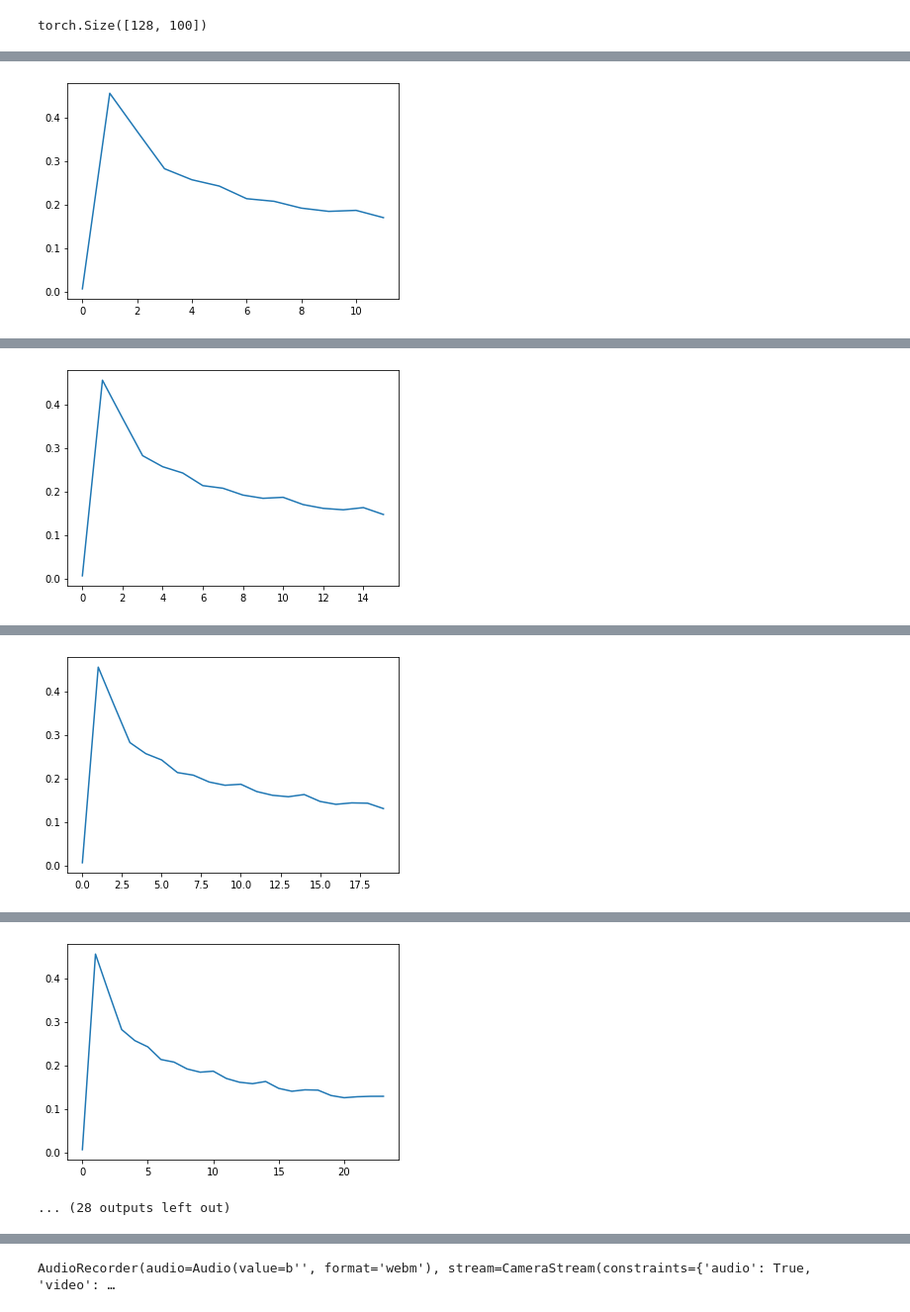
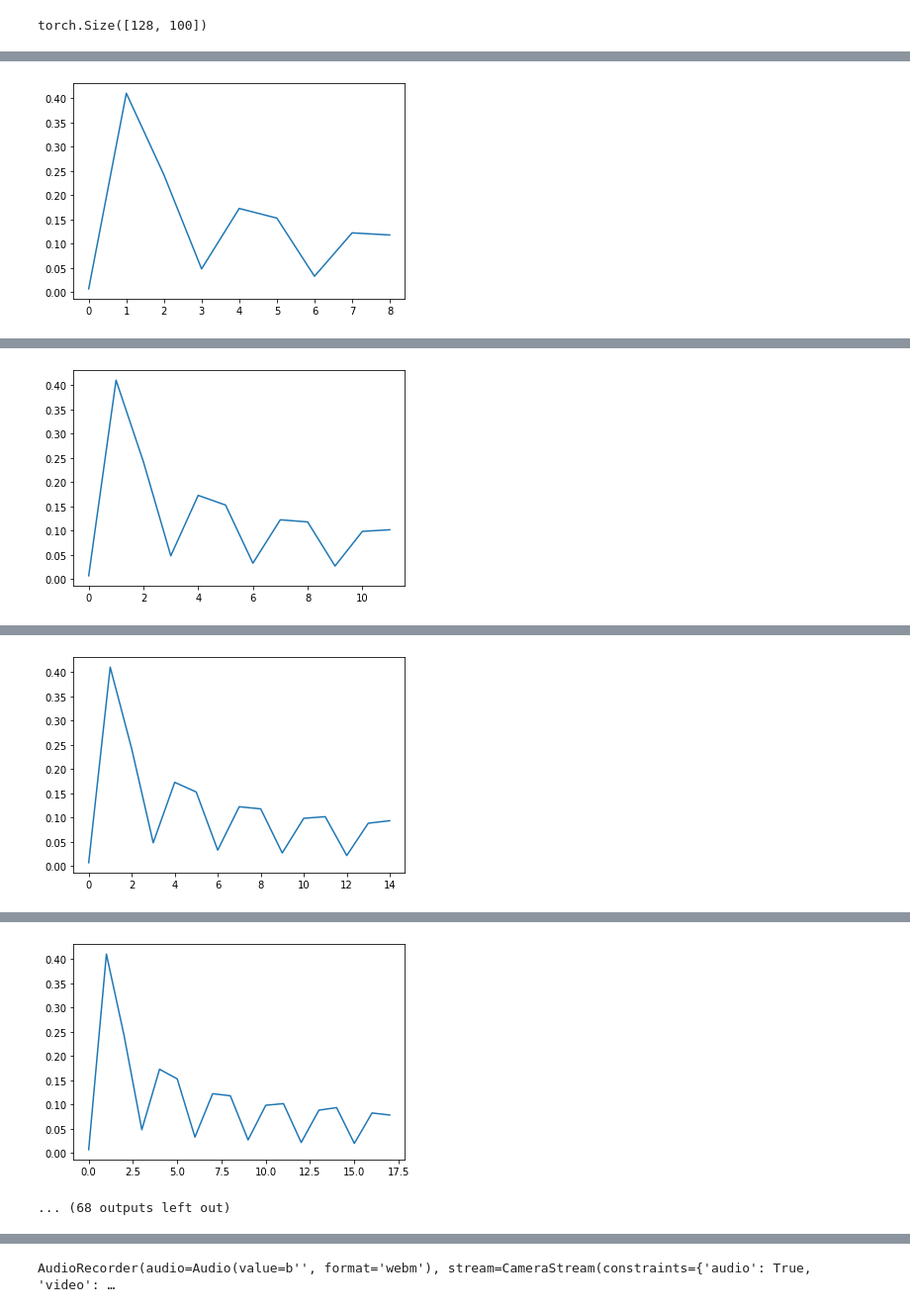
Before and after one commit to radishka/Pytorch-examples, a Jupyter notebook: classification_audio.ipynb, the cells around one changed output, grey strips where cells are left out. Shown at 99% size. Drawn from its saved outputs; the diff is of its cells as text; code cells hidden in the pictures.

```diff
--- a/classification_audio.ipynb
+++ b/classification_audio.ipynb
@@ -205,4 +211,5 @@ test_spectrogram_dataset = SpectrogramDataset([test_filenames_loader], train_mod
 # %%
 # split data to test and train
-train_data, test_data = torch.utils.data.random_split(train_spectrogram_dataset, [40000, 10000])
+train_data, test_data = torch.utils.data.random_split(train_spectrogram_dataset,
+                                                      [int(train_data_len), int(test_data_len)])
 # %%
@@ -216,31 +223,35 @@ torch.Size([128, 100])
 class ConvNet(nn.Module):
     def __init__(self):
         super(ConvNet, self).__init__()
-        self.conv1 = nn.Conv2d(in_channels=1, out_channels=5, kernel_size=5)
-        self.conv2 = nn.Conv2d(in_channels=5, out_channels=10, kernel_size=5)
+        self.conv1 = nn.Conv2d(in_channels=1, out_channels=10, kernel_size=5)
+        self.bn1 = nn.BatchNorm2d(10)
+        self.conv2 = nn.Conv2d(in_channels=10, out_channels=20, kernel_size=5)
+        self.bn2 = nn.BatchNorm2d(20)
         self.pool = nn.MaxPool2d(kernel_size=4)
-        self.fc1 = nn.Linear(10 * 6 * 5, 100)
-        self.fc2 = nn.Linear(100, 50)
-        self.fc3 = nn.Linear(50, 20)
-        self.fc4 = nn.Linear(20, 1)
+        self.lin1 = nn.Linear(20 * 6 * 5, 300)
+        self.lin2 = nn.Linear(300, 100)
+        self.lin3 = nn.Linear(100, 50)
+        self.lin4 = nn.Linear(50, 20)
+        self.lin5 = nn.Linear(20, 1)
 
     def forward(self, x):
         x = torch.unsqueeze(x, 1)
         # x.size: [10, 1, 128, 100]
-        x = F.relu(self.conv1(x))
-        # x.size: [10, 5, 124, 96]
+        x = F.relu(self.bn1(self.conv1(x)))
+        # x.size: [10, 10, 124, 96]
         x = self.pool(x)
-        # x.size: [10, 5, 31, 24]
-        x = F.relu(self.conv2(x))
-        # x.size: [10, 10, 27, 20]
+        # x.size: [10, 10, 31, 24]
+        x = F.relu(self.bn2(self.conv2(x)))
+        # x.size: [10, 20, 27, 20]
         x = self.pool(x)
-        # x.size: [10, 10, 6, 5]
+        # x.size: [10, 20, 6, 5]
 
-        x = x.view(-1, 10 * 6 * 5)
-        x = F.relu(self.fc1(x))
-        x = F.relu(self.fc2(x))
-        x = F.relu(self.fc3(x))
-        x = torch.sigmoid(self.fc4(x))
+        x = x.view(-1, 20 * 6 * 5)
+        x = F.relu(self.lin1(x))
+        x = F.relu(self.lin2(x))
+        x = F.relu(self.lin3(x))
+        x = F.relu(self.lin4(x))
+        x = torch.sigmoid(self.lin5(x))
         return x
 # %%
 net = ConvNet()
@@ -262,8 +276,8 @@ optimizer = torch.optim.Adam(net.parameters(), lr=learning_rate)
 
 losses = []
 running_loss = 0.0
-# итерируемся
-for epoch in tqdm(range(20)):
+
+for epoch in tqdm(range(40)):
 
     for i, batch in enumerate(tqdm(train_dataloader)):
         X_batch, y_batch = batch
@@ -304 +315 @@ for epoch in tqdm(range(20)):
-[figure, old version]
+[figure, new version]
@@ -309 +319 @@ for epoch in tqdm(range(20)):
-[figure, old version]
+[figure, new version]
@@ -314 +323 @@ for epoch in tqdm(range(20)):
-[figure, old version]
+[figure, new version]
@@ -319,5 +327,5 @@ for epoch in tqdm(range(20)):
-[figure, old version]
+[figure, new version]
-... (28 outputs left out)
+... (68 outputs left out)
 # %%
 from scipy.optimize import brentq
 from scipy.interpolate import interp1d
```
Also changed, not shown: parts of 14 cells of this notebook.
